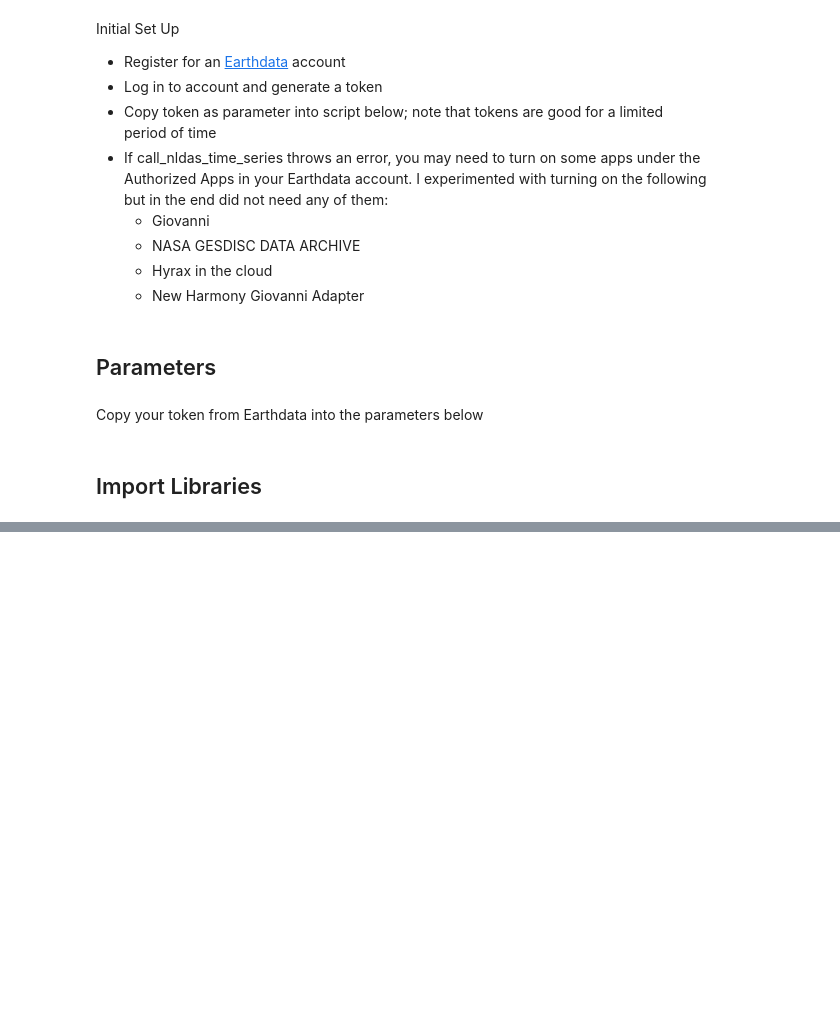
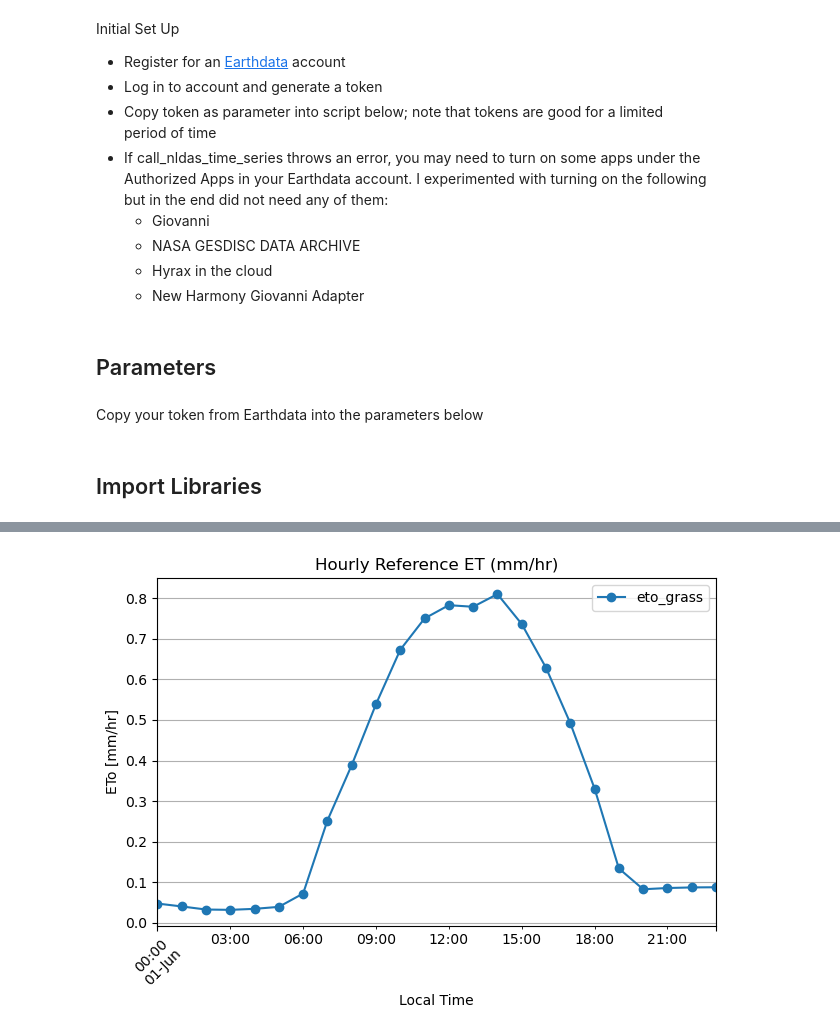
Before and after one commit to inkenbrandt/footprints, a Jupyter notebook: docs/notebooks/nldas_et_download_example.ipynb, the cells around one changed output, grey strips where cells are left out. Saved outputs shown, nothing was run; the diff lists cells and outputs as text; code cells hidden in the pictures; blank space fills up the shorter version.

Commit message:
updated nldas example to correctly get hourly et

```diff
--- a/docs/notebooks/nldas_et_download_example.ipynb
+++ b/docs/notebooks/nldas_et_download_example.ipynb
@@ -36,8 +33,10 @@ utc_offset = -7
 # note that the time start and end should be in UTC
 lat = 37.7359692085905
 lon = -111.55517578125
+elevation_m = 1729.3
 time_start =  '2025-06-01'
 time_end = '2025-06-30'
+utc_offset = -7
 # %% [markdown]
 ## Import Libraries
 # %%
@@ -74,0 +60,4 @@ ax.set_title("{} at [{},{}]".format(data,headers["lat"],headers["lon"]))
+# %%
+# obtain nldas data for site and date range
+nldas_raw = fetch_nldas_forcing_dataset(lat, lon, time_start, time_end, token)
+nldas_raw['timestamp_local'] = nldas_raw.index + pd.Timedelta(hours=utc_offset)
@@ -74,0 +117,13 @@ ax.set_title("{} at [{},{}]".format(data,headers["lat"],headers["lon"]))
+# %%
+ # plot a single day- make sure time alignment is correct
+second_date = df["timestamp_local"].dt.date.unique()[1]
+one_day = df[df["timestamp_local"].dt.date == second_date]
+one_day.plot(x="timestamp_local", y="eto_grass", grid=True, marker="o")
+plt.title("Hourly Reference ET (mm/hr)")
+plt.ylabel("ETo [mm/hr]")
+plt.xlabel("Local Time")
+plt.xticks(rotation=45)  # Rotates timestamps so they don't overlap
+plt.tight_layout()
+plt.show()
+# %% [output]
+[figure, added]
```
Also changed, not shown: parts of 11 cells of this notebook, 2 other files.
